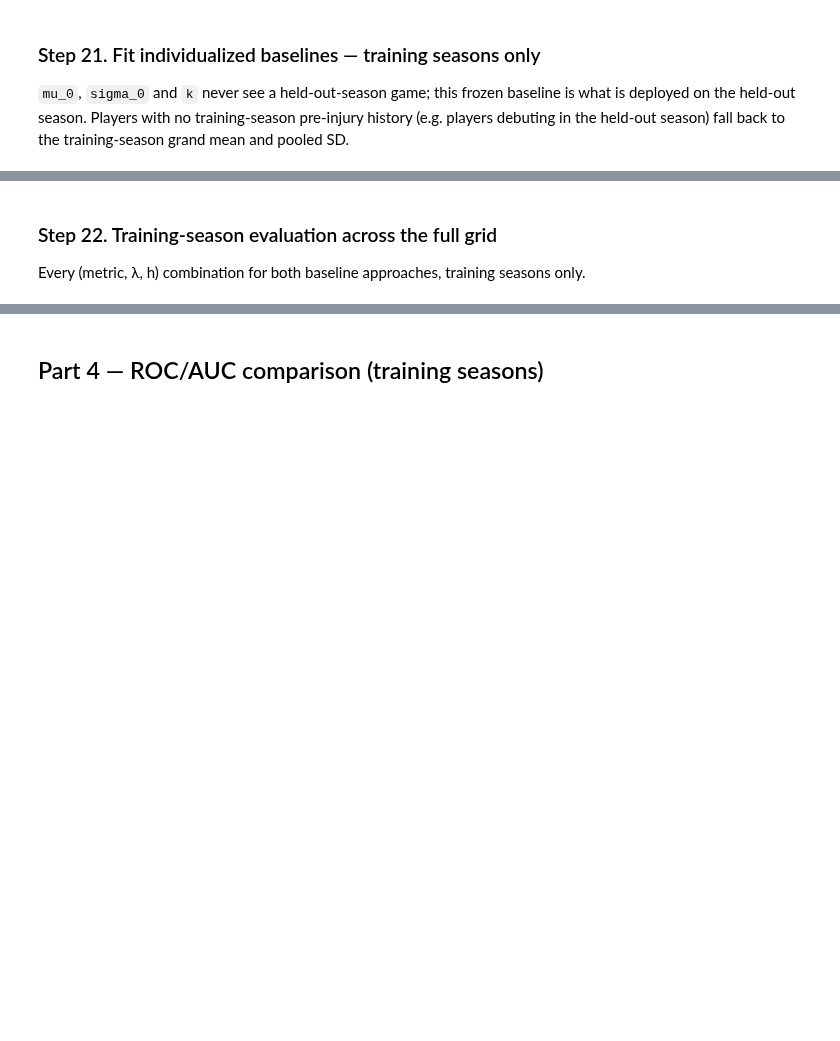
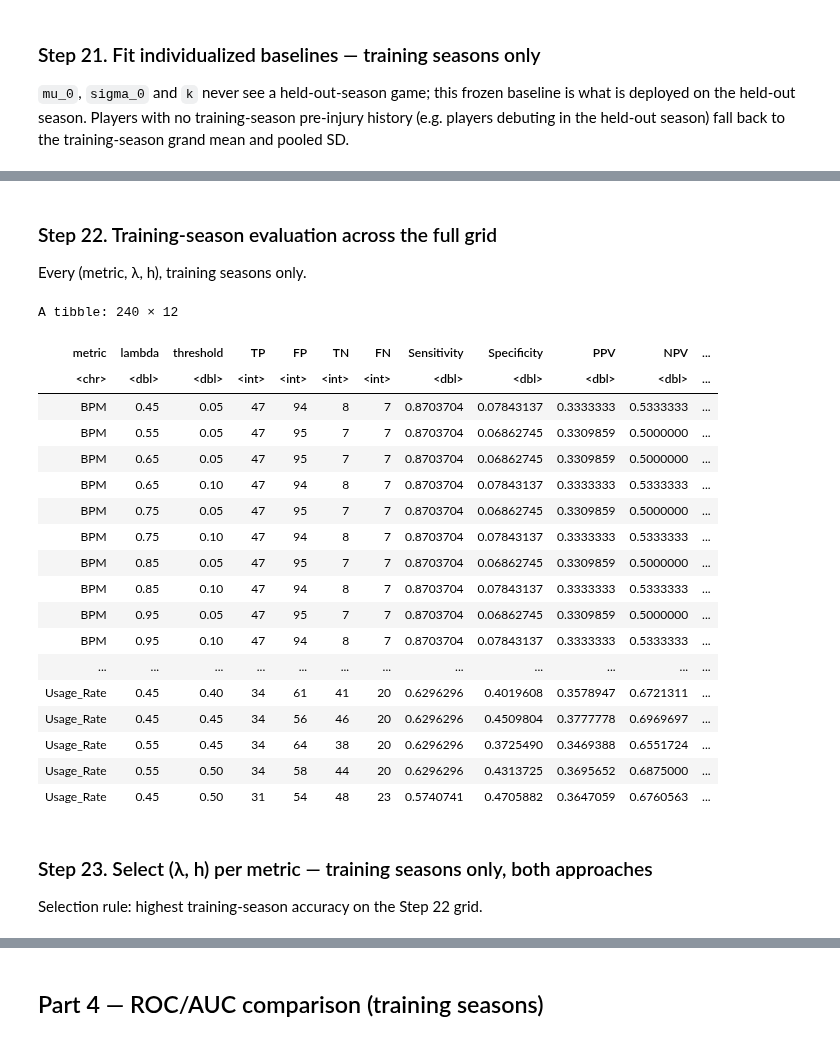
Before and after one commit to abrown9008/Sports-Analytics-and-Intelligence-Lab, a Jupyter notebook: NBA Injury Control Chart Study/NBA Injury Detection Control Chart Code.ipynb, the cells around one changed output, grey strips where cells are left out. Saved outputs shown, nothing was run; the diff lists cells and outputs as text; code cells hidden in the pictures; blank space fills up the shorter version.

Commit message:
Updated Control Chart code to address reviewer concerns

```diff
--- a/NBA Injury Control Chart Study/NBA Injury Detection Control Chart Code.ipynb
+++ b/NBA Injury Control Chart Study/NBA Injury Detection Control Chart Code.ipynb
@@ -753,41 +750,5 @@ One implementation of "run the chart" per baseline approach, and one confusion-m
 * `summarise_confusion()` — a stint is predicted positive if the chart signals at any point in its post-return window; optionally stratified by additional grouping columns (e.g. `injury_type`).
 # %%
-run_chart_metric_league_avg <- function(metric_name, season_filter, grid) {
-  avg_col <- paste0("league_avg_", metric_name)
-  sd_col  <- paste0("league_sd_",  metric_name)
-
-  qualifying_with_next_injury |>
-    filter(Season %in% season_filter) |>
-    select(athlete_id, Season, Injury_Stint, had_second_injury,
-           injury_type, second_injury_stint) |>
-    left_join(league_averages, by = "Season") |>
-    left_join(
-      game_by_game |>
-        filter(Season %in% season_filter) |>
-        select(athlete_id, Season, Injury_Stint, game_number,
-               games_since_return, athlete_display_name,
-               value = all_of(metric_name)),
-      by = c("athlete_id", "Season", "Injury_Stint")
-    ) |>
-    cross_join(grid) |>
-    group_by(athlete_id, athlete_display_name, Season, Injury_Stint,
-             had_second_injury, injury_type, second_injury_stint,
-             lambda, threshold) |>
-    arrange(games_since_return, .by_group = TRUE) |>
-    reframe(
-      run_ewma_cusum(
-        values    = value,
-        mu_0      = first(.data[[avg_col]]),
-        sigma_0   = first(.data[[sd_col]]),
-        lambda    = first(lambda),
-        threshold = first(threshold)
-      ),
-      game_number        = game_number,
-      games_since_return = games_since_return
-    ) |>
-    mutate(metric = metric_name)
-}
-
 run_chart_metric_individualized <- function(metric_name, baseline_table, season_filter, grid) {
   qualifying_with_next_injury |>
     filter(Season %in% season_filter) |>
@@ -932,3 +914,34 @@ player_baselines_frozen |> count(metric, used_league_fallback)
 # %% [markdown]
 ### Step 22. Training-season evaluation across the full grid
-Every (metric, λ, h) combination for both baseline approaches, training seasons only.
+Every (metric, λ, h), training seasons only.
+# %%
+ewma_train_individualized <- map_dfr(metrics_to_model, function(m)
+  run_chart_metric_individualized(m, player_baselines_frozen, train_seasons, param_grid))
+
+confusion_summary_train_individualized <- summarise_confusion(ewma_train_individualized)
+
+confusion_summary_train_individualized |>
+  arrange(metric, desc(Sensitivity))
+# %% [output]
+A tibble: 240 × 12
+| metric | lambda | threshold | TP | FP | TN | FN | Sensitivity | Specificity | PPV | NPV | ... |
+| <chr> | <dbl> | <dbl> | <int> | <int> | <int> | <int> | <dbl> | <dbl> | <dbl> | <dbl> | ... |
+| BPM | 0.45 | 0.05 | 47 | 94 | 8 | 7 | 0.8703704 | 0.07843137 | 0.3333333 | 0.5333333 | ... |
+| BPM | 0.55 | 0.05 | 47 | 95 | 7 | 7 | 0.8703704 | 0.06862745 | 0.3309859 | 0.5000000 | ... |
+| BPM | 0.65 | 0.05 | 47 | 95 | 7 | 7 | 0.8703704 | 0.06862745 | 0.3309859 | 0.5000000 | ... |
+| BPM | 0.65 | 0.10 | 47 | 94 | 8 | 7 | 0.8703704 | 0.07843137 | 0.3333333 | 0.5333333 | ... |
+| BPM | 0.75 | 0.05 | 47 | 95 | 7 | 7 | 0.8703704 | 0.06862745 | 0.3309859 | 0.5000000 | ... |
+| BPM | 0.75 | 0.10 | 47 | 94 | 8 | 7 | 0.8703704 | 0.07843137 | 0.3333333 | 0.5333333 | ... |
+| BPM | 0.85 | 0.05 | 47 | 95 | 7 | 7 | 0.8703704 | 0.06862745 | 0.3309859 | 0.5000000 | ... |
+| BPM | 0.85 | 0.10 | 47 | 94 | 8 | 7 | 0.8703704 | 0.07843137 | 0.3333333 | 0.5333333 | ... |
+| BPM | 0.95 | 0.05 | 47 | 95 | 7 | 7 | 0.8703704 | 0.06862745 | 0.3309859 | 0.5000000 | ... |
+| BPM | 0.95 | 0.10 | 47 | 94 | 8 | 7 | 0.8703704 | 0.07843137 | 0.3333333 | 0.5333333 | ... |
+| ... | ... | ... | ... | ... | ... | ... | ... | ... | ... | ... | ... |
+| Usage_Rate | 0.45 | 0.40 | 34 | 61 | 41 | 20 | 0.6296296 | 0.4019608 | 0.3578947 | 0.6721311 | ... |
+| Usage_Rate | 0.45 | 0.45 | 34 | 56 | 46 | 20 | 0.6296296 | 0.4509804 | 0.3777778 | 0.6969697 | ... |
+| Usage_Rate | 0.55 | 0.45 | 34 | 64 | 38 | 20 | 0.6296296 | 0.3725490 | 0.3469388 | 0.6551724 | ... |
+| Usage_Rate | 0.55 | 0.50 | 34 | 58 | 44 | 20 | 0.6296296 | 0.4313725 | 0.3695652 | 0.6875000 | ... |
+| Usage_Rate | 0.45 | 0.50 | 31 | 54 | 48 | 23 | 0.5740741 | 0.4705882 | 0.3647059 | 0.6760563 | ... |
+# %% [markdown]
+### Step 23. Select (λ, h) per metric — training seasons only, both approaches
+Selection rule: highest training-season accuracy on the Step 22 grid.
```
Also changed, not shown: parts of 56 cells of this notebook.
